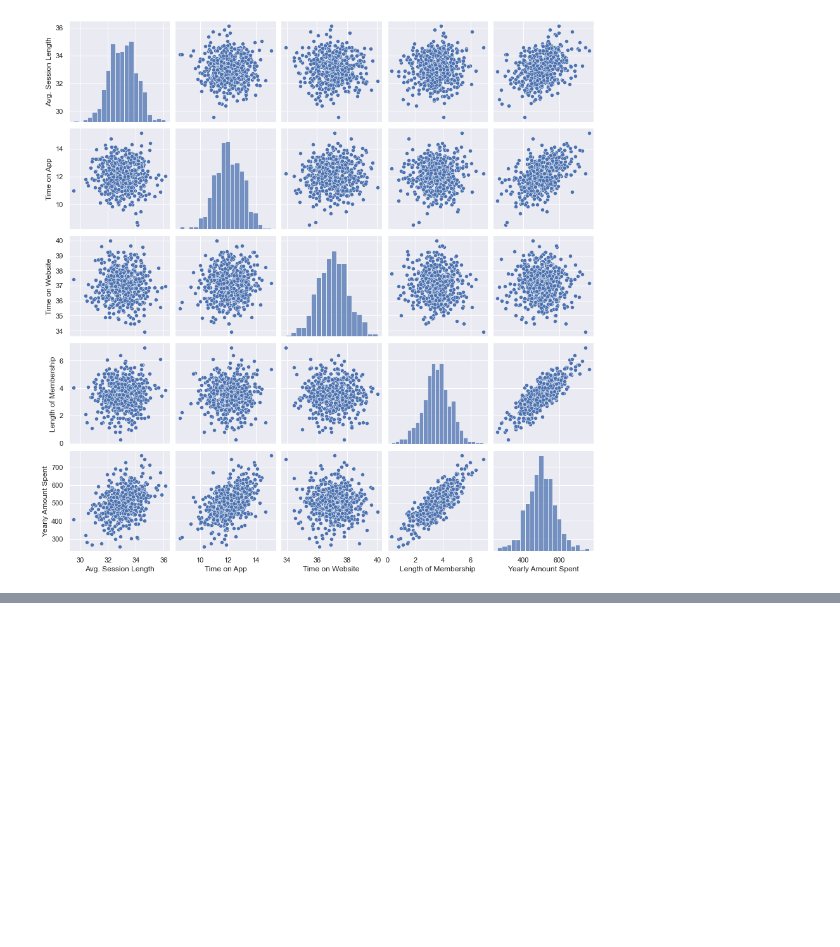
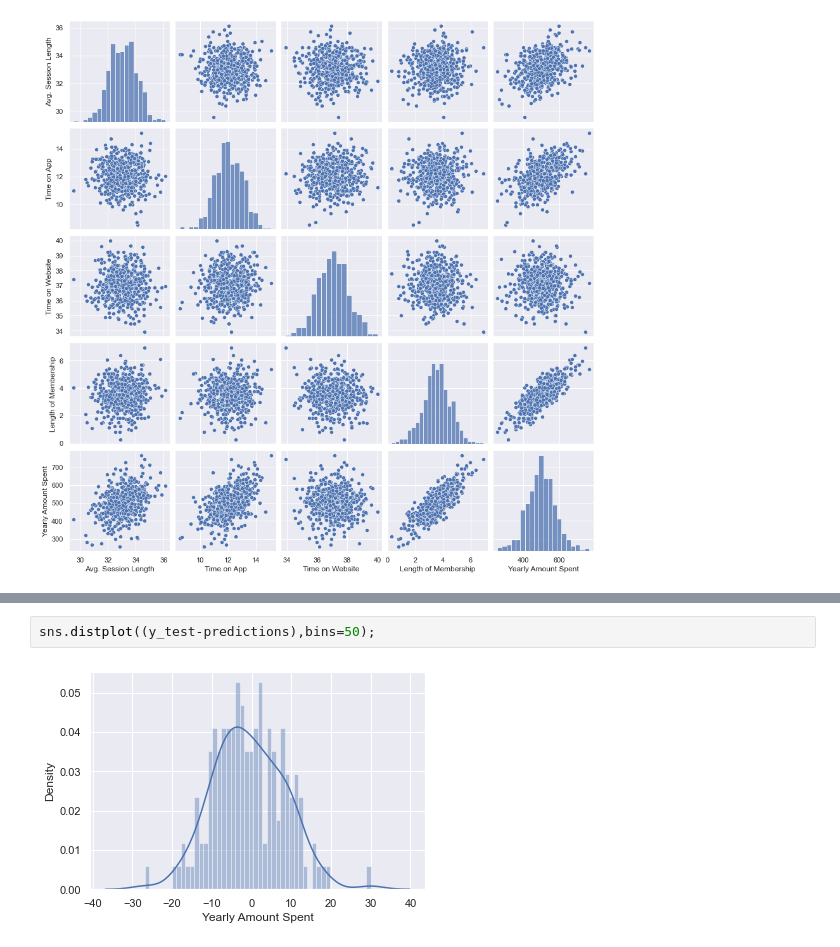
Before and after one commit to kevinprinsloo/My_Machine_Learning_Notebooks, a Jupyter notebook: Linear_Regression/Ecommerce_Linear_Regression_Project.ipynb, the cells around one changed output, grey strips where cells are left out. Drawn from its saved outputs; the diff is of its cells as text; blank space fills up the shorter version.

```diff
--- a/Linear_Regression/Ecommerce_Linear_Regression_Project.ipynb
+++ b/Linear_Regression/Ecommerce_Linear_Regression_Project.ipynb
@@ -136,0 +262,4 @@ g = sns.pairplot(customers)
+# %%
+sns.distplot((y_test-predictions),bins=50);
+# %% [output]
+[figure, added]
```
Also changed, not shown: parts of 34 cells of this notebook.
